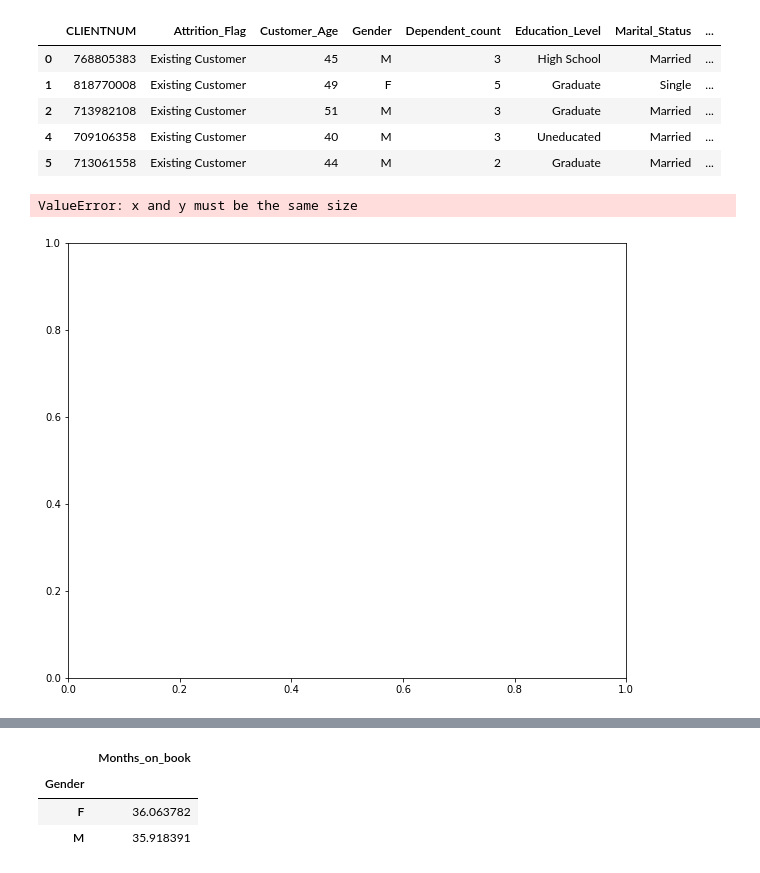
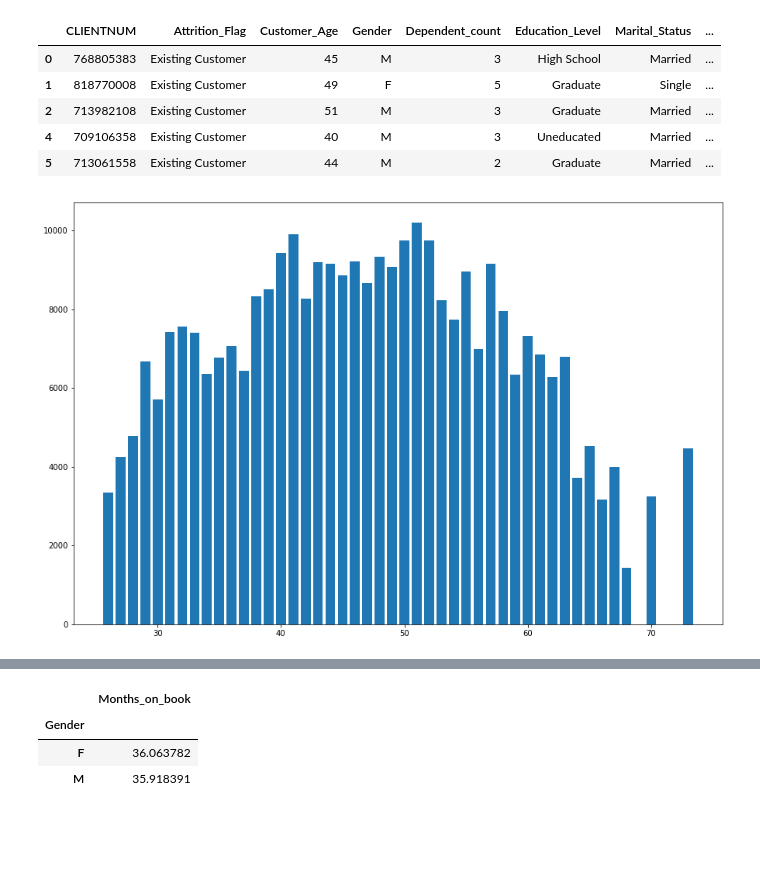
Before and after one commit to Ayomi-tech/Bank-Customers-and-Attrition., a Jupyter notebook: second_project1.ipynb, the cells around one changed output, grey strips where cells are left out. Cells and saved outputs as stored; diff of their text form; code cells hidden in the pictures; blank space fills up the shorter version.

```diff
--- a/second_project1.ipynb
+++ b/second_project1.ipynb
@@ -53,12 +56,15 @@ card.head()
 | 2 | 713982108 | Existing Customer | 51 | M | 3 | Graduate | Married | ... |
 | 4 | 709106358 | Existing Customer | 40 | M | 3 | Uneducated | Married | ... |
 | 5 | 713061558 | Existing Customer | 44 | M | 2 | Graduate | Married | ... |
-# %%
-# scatter between credit limit and age group:
-
-plt.scatter(x=card.Customer_Age.unique(), y=card.Credit_Limit)
-
-#age_credit =
-# %% [output]
-ValueError: x and y must be the same size
-[figure, removed]
+# %%
+# we want a bar chart to plt the cavg credit limit against each age:
+plt.subplots(figsize=(15,10))
+
+grp = card.groupby('Customer_Age')['Credit_Limit'].mean().reset_index()
+x= grp['Customer_Age']
+y =grp['Credit_Limit']
+plt.bar(x=x, height=y)
+
+plt.show()
+# %% [output]
+[figure, added]
```
Also changed, not shown: parts of 16 cells of this notebook, 1 other file.
